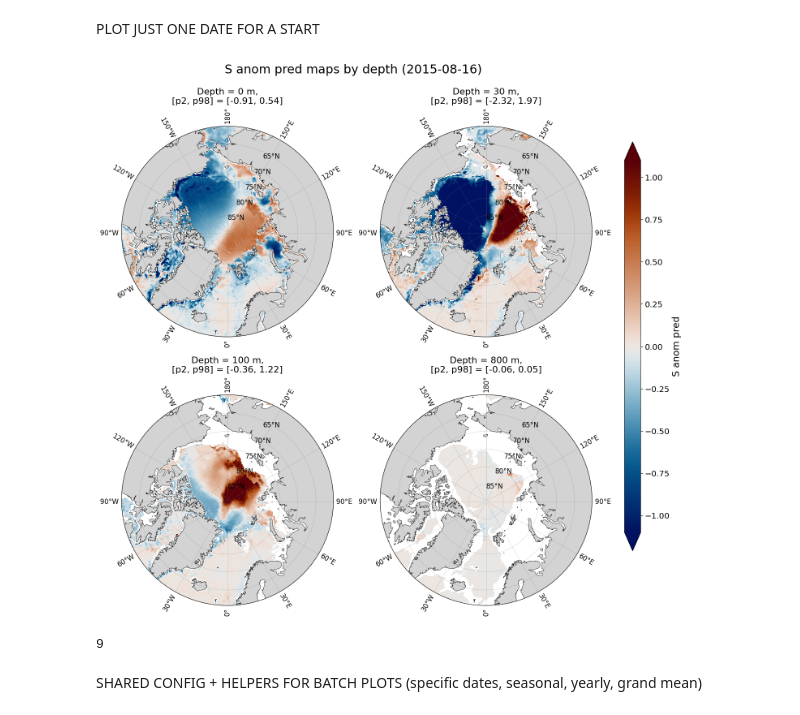
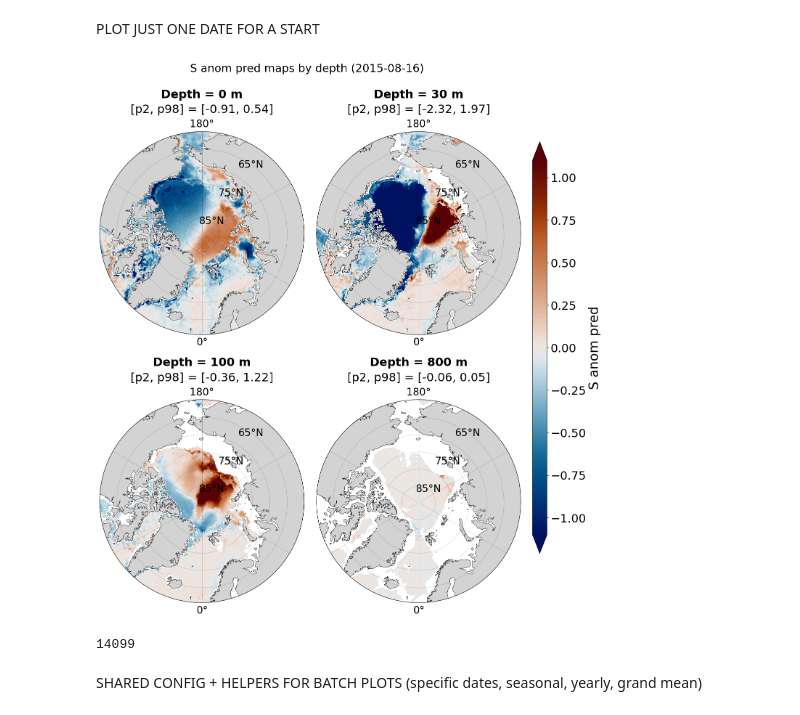
Before and after one commit to Barcelona-Polar-Lab/fresh_care_wp2_ocean_lstm, a Jupyter notebook: 6_plot_reconst_results/JN_plot_reconst_maps.ipynb, the cells around one changed output. Saved outputs shown, nothing was run; the diff lists cells and outputs as text; code cells hidden in the pictures.

```diff
--- a/6_plot_reconst_results/JN_plot_reconst_maps.ipynb
+++ b/6_plot_reconst_results/JN_plot_reconst_maps.ipynb
@@ -124,6 +121,7 @@ PLOT JUST ONE DATE FOR A START
 import gc
 import matplotlib.cm as _cm
 import matplotlib.colors as _mcolors
+import matplotlib.ticker as mticker
 
 # Define EASE projection (Lambert Azimuthal Equal-Area, North Pole)
 ease_crs = ccrs.LambertAzimuthalEqualArea(central_latitude=90, central_longitude=0)
@@ -157,7 +155,7 @@ with xr.open_dataset(_date_to_file[sel_date_str], decode_times=True) as _ds_day:
     depth_values = _ds_day['depth'].values
 
     # Draw all 4 panels directly into a single 2×2 figure — no PNG round-trip.
-    fig, axes = plt.subplots(2, 2, figsize=(16, 16),
+    fig, axes = plt.subplots(2, 2, figsize=(16, 18),
                              subplot_kw={'projection': ccrs.NorthPolarStereo()})
 
     for ax, depth_target in zip(axes.flatten(), plotting_depths):
@@ -168,49 +166,60 @@ with xr.open_dataset(_date_to_file[sel_date_str], decode_times=True) as _ds_day:
         ax.set_extent([-180, 180, 60, 90], crs=ccrs.PlateCarree())
         ax.add_feature(cfeature.LAND, facecolor='lightgray')
         ax.add_feature(cfeature.COASTLINE, linewidth=0.5)
-        gl = ax.gridlines(draw_labels=True, linewidth=0.4, color='gray', alpha=0.5)
-        gl.xlocator = plt.MultipleLocator(30)
-        gl.ylocator = plt.MultipleLocator(5)
-        gl.xlabel_style = {'size': 12}
-        gl.ylabel_style = {'size': 12}
+        # Lines only (no labels)
+        gl = ax.gridlines(draw_labels=False, rotate_labels=False, linewidth=0.6, color='black', alpha=0.2)
+        gl.xlocator = plt.MultipleLocator(60)
+        gl.ylocator = mticker.MultipleLocator(5)
+        # 0° / 180° lon labels only — no lat labels here
+        gl_lon = ax.gridlines(draw_labels=True, rotate_labels=False, linewidth=0, color='black', alpha=0)
+        gl_lon.xlocator = mticker.FixedLocator([0, 180])
+        gl_lon.ylocator = mticker.FixedLocator([])
+        gl_lon.xlabel_style = {'size': 20, 'weight': 'normal'}
+        # Lat labels along 120°E meridian
+        gl_lat = ax.gridlines(draw_labels=True, rotate_labels=False, linewidth=0, color='black', alpha=0)
+        gl_lat.xlocator = mticker.FixedLocator([120])
+        gl_lat.ylocator = mticker.FixedLocator([65, 75, 85])
+        gl_lat.xlabel_style = {'size': 0}   # hide the lon label for 120°E
+        gl_lat.ylabel_style = {'size': 20, 'weight': 'normal'}
 
         _theta = np.linspace(0, 2 * np.pi, 100)
         _verts = np.vstack([np.sin(_theta), np.cos(_theta)]).T
         ax.set_boundary(mpath.Path(_verts * 0.5 + [0.5, 0.5]), transform=ax.transAxes)
 
         ax.pcolormesh(x_ease, y_ease, data, cmap=cmap_name, transform=ease_crs,
                       vmin=vmin, vmax=vmax, shading='auto')
 
         p02 = np.nanpercentile(data, 2)
         p98 = np.nanpercentile(data, 98)
         u = f' {units}' if units else ''
-        title = (f'Depth = {depth_used:.0f} m,\n'
-                 f'[p2, p98] = [{p02:.2f}, {p98:.2f}]{u}')
-        ax.set_title(title, fontsize=16)
+        ax.set_title(f'Depth = {depth_used:.0f} m', fontsize=23, fontweight='bold', pad=42)
+        ax.text(0.5, 1.08, f'[p2, p98] = [{p02:.2f}, {p98:.2f}]{u}',
+                transform=ax.transAxes, ha='center', va='bottom',
+                fontsize=23, fontweight='normal', clip_on=False)
 
 display_name = desired_variable.replace('_', ' ')
 cbar_label = f'{display_name} [{units}]' if units else display_name
 fig.suptitle(f'{display_name} maps by depth ({time0_str})      ',
-             fontsize=21.6, y=0.97)
-fig.subplots_adjust(top=0.90, right=0.85, hspace=0.10, wspace=0.22)
+             fontsize=22, y=0.97)
+fig.subplots_adjust(top=0.90, right=0.85, hspace=0.08, wspace=0.06)
 
 _sm = _cm.ScalarMappable(cmap=cmap_name, norm=_mcolors.Normalize(vmin=vmin, vmax=vmax))
 _sm.set_array([])
-cbar_ax = fig.add_axes([0.90, 0.22, 0.025, 0.63])
+cbar_ax = fig.add_axes([0.87, 0.22, 0.025, 0.63])
 cbar = fig.colorbar(_sm, cax=cbar_ax, extend='both')
-cbar.set_label(cbar_label, fontsize=16.8)
-cbar.ax.tick_params(labelsize=14.4)
+cbar.set_label(cbar_label, fontsize=26)
+cbar.ax.tick_params(labelsize=23)
 
 path = os.path.join(out_single_date,
                     f'{time0_compact}_{desired_variable}_maps_4depths.png')
 # os.makedirs(os.path.dirname(path), exist_ok=True)
 # plt.savefig(path, dpi=350, bbox_inches='tight')
 plt.show()
 plt.close(fig)
 gc.collect()
 # %% [output]
-[figure, old version]
+[figure, new version]
-9
+14099
 # %% [markdown]
 SHARED CONFIG + HELPERS FOR BATCH PLOTS (specific dates, seasonal, yearly, grand mean)
 # %%
```
Also changed, not shown: parts of 7 cells of this notebook, 4 other files.
